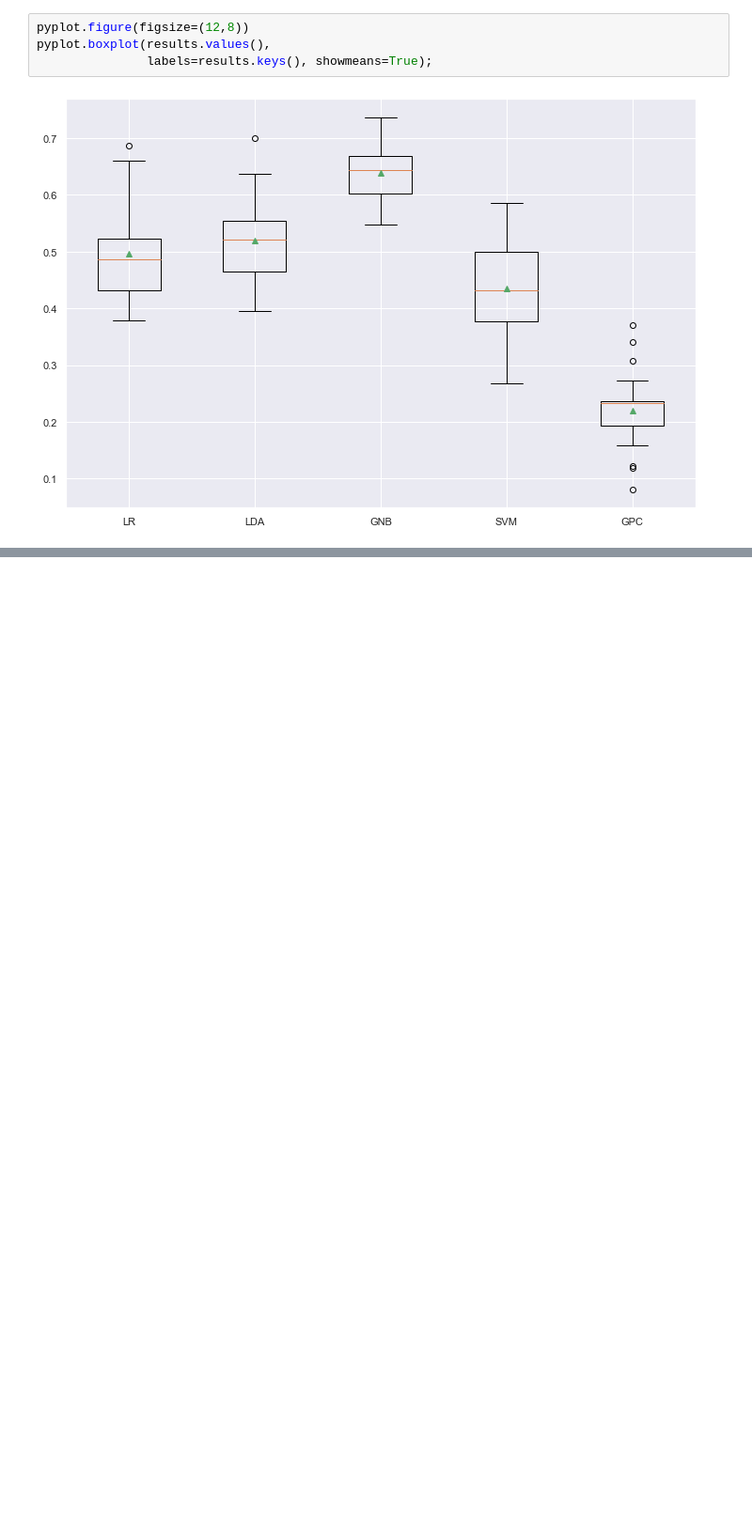
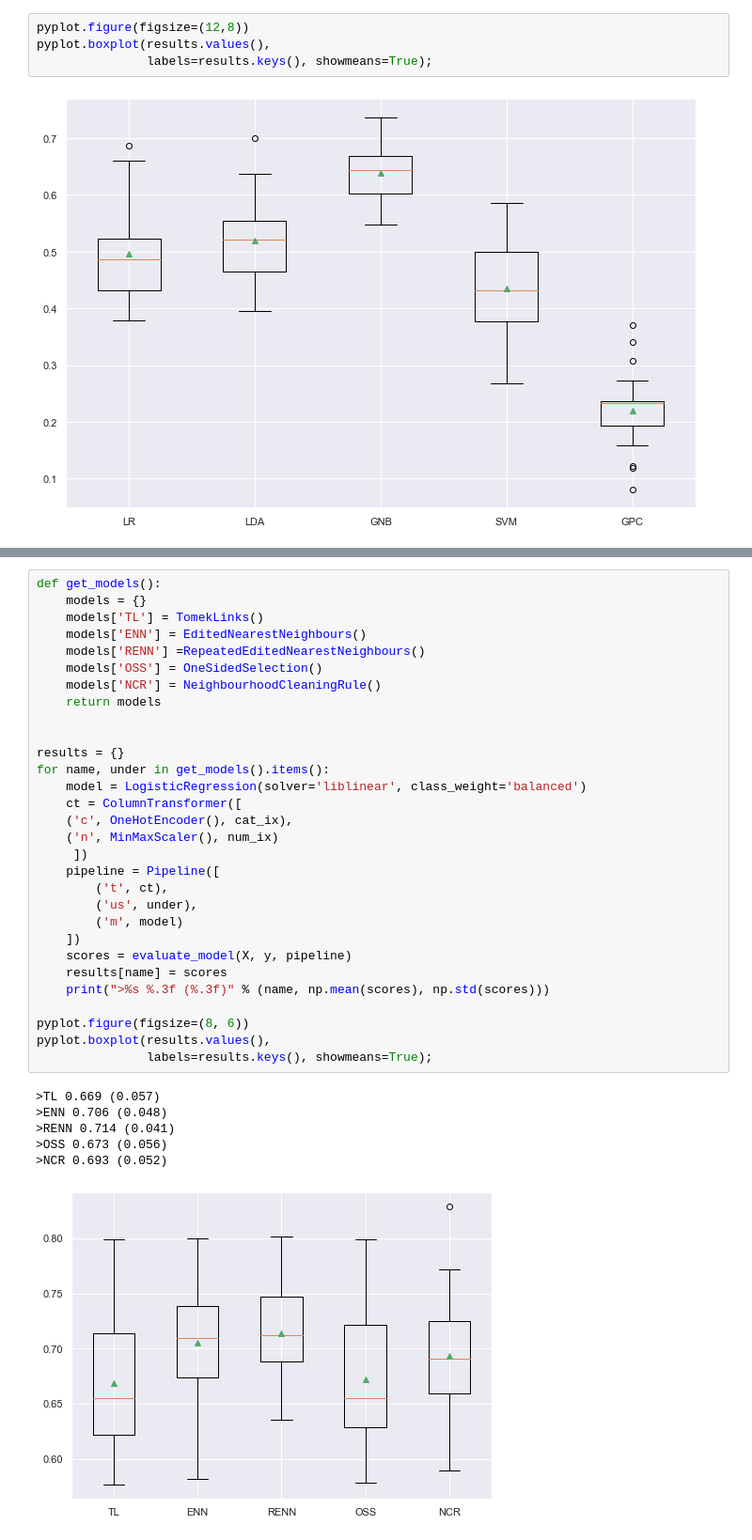
Before and after one commit to giordafrancis/imbalanced-learning, a Jupyter notebook: _P6_German_credit_classification.ipynb, the cells around one changed output, grey strips where cells are left out. Shown: that part at 94% size. Cells and saved outputs as stored; diff of their text form; blank space fills up the shorter version.

```diff
--- a/_P6_German_credit_classification.ipynb
+++ b/_P6_German_credit_classification.ipynb
@@ -152,0 +164,37 @@ pyplot.boxplot(results.values(),
+# %%
+def get_models():
+    models = {}
+    models['TL'] = TomekLinks()
+    models['ENN'] = EditedNearestNeighbours()
+    models['RENN'] =RepeatedEditedNearestNeighbours()
+    models['OSS'] = OneSidedSelection()
+    models['NCR'] = NeighbourhoodCleaningRule()
+    return models
+
+
+results = {}
+for name, under in get_models().items():
+    model = LogisticRegression(solver='liblinear', class_weight='balanced')
+    ct = ColumnTransformer([
+    ('c', OneHotEncoder(), cat_ix),
+    ('n', MinMaxScaler(), num_ix)
+     ])
+    pipeline = Pipeline([
+        ('t', ct),
+        ('us', under),
+        ('m', model)
+    ])
+    scores = evaluate_model(X, y, pipeline)
+    results[name] = scores
+    print(">%s %.3f (%.3f)" % (name, np.mean(scores), np.std(scores)))
+
+pyplot.figure(figsize=(8, 6))
+pyplot.boxplot(results.values(),
+               labels=results.keys(), showmeans=True);
+# %% [output]
+>TL 0.669 (0.057)
+>ENN 0.706 (0.048)
+>RENN 0.714 (0.041)
+>OSS 0.673 (0.056)
+>NCR 0.693 (0.052)
+[figure, added]
```
Also changed, not shown: parts of 7 cells of this notebook, 2 other files.
